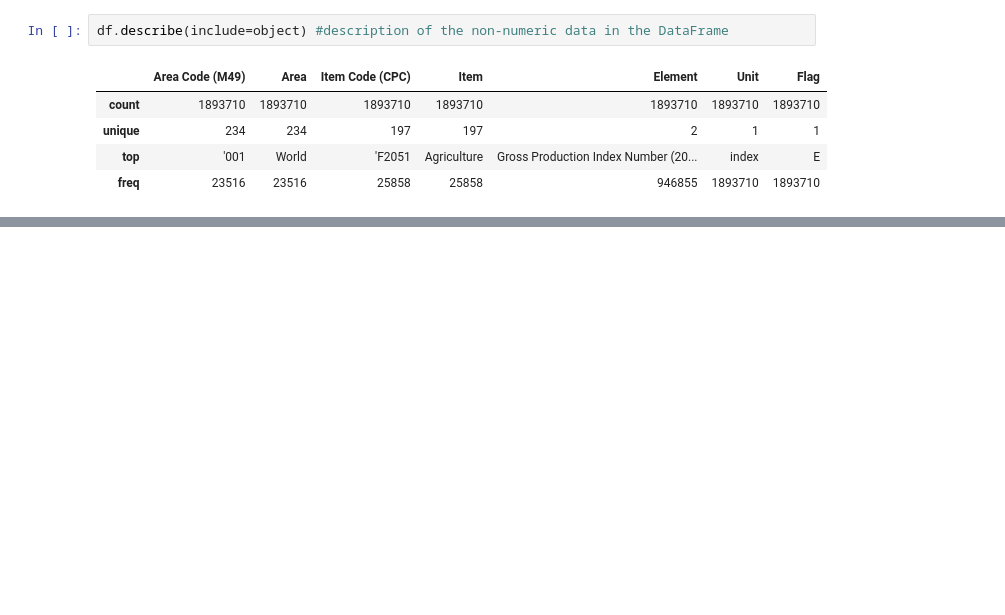
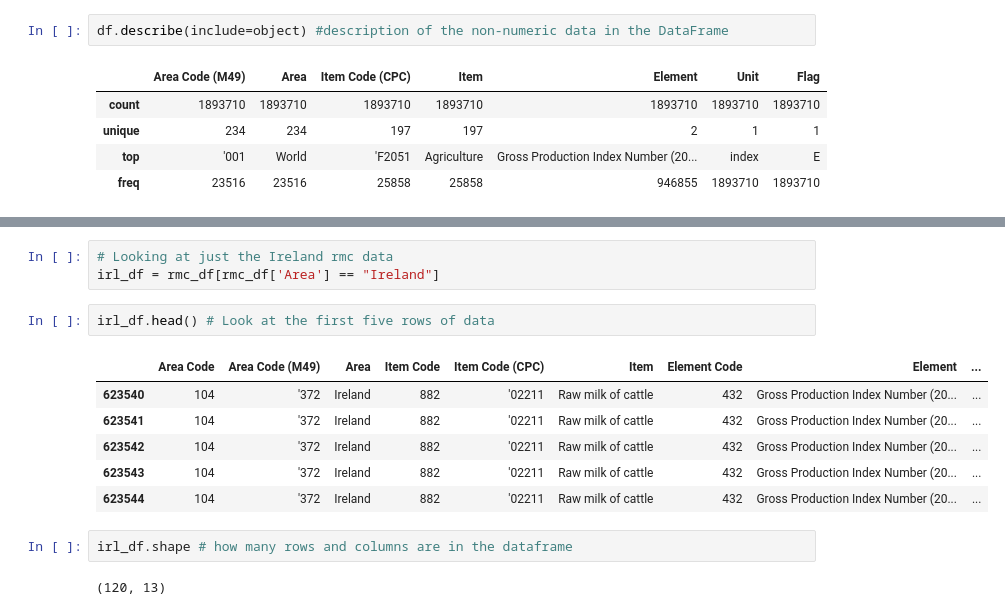
Before and after one commit to DrAmy-Data/CA2, a Jupyter notebook: CA2.ipynb, the cells around one changed output, grey strips where cells are left out. Cells and saved outputs as stored; diff of their text form; blank space fills up the shorter version.

```diff
--- a/CA2.ipynb
+++ b/CA2.ipynb
@@ -135,0 +205,16 @@ rmc_df.head() # Look at the first five rows of data
+# %%
+# Looking at just the Ireland rmc data
+irl_df = rmc_df[rmc_df['Area'] == "Ireland"]
+# %%
+irl_df.head() # Look at the first five rows of data
+# %% [output]
+|  | Area Code | Area Code (M49) | Area | Item Code | Item Code (CPC) | Item | Element Code | Element | ... |
+| 623540 | 104 | '372 | Ireland | 882 | '02211 | Raw milk of cattle | 432 | Gross Production Index Number (20... | ... |
+| 623541 | 104 | '372 | Ireland | 882 | '02211 | Raw milk of cattle | 432 | Gross Production Index Number (20... | ... |
+| 623542 | 104 | '372 | Ireland | 882 | '02211 | Raw milk of cattle | 432 | Gross Production Index Number (20... | ... |
+| 623543 | 104 | '372 | Ireland | 882 | '02211 | Raw milk of cattle | 432 | Gross Production Index Number (20... | ... |
+| 623544 | 104 | '372 | Ireland | 882 | '02211 | Raw milk of cattle | 432 | Gross Production Index Number (20... | ... |
+# %%
+irl_df.shape # how many rows and columns are in the dataframe
+# %% [output]
+(120, 13)
```
Also changed, not shown: parts of 14 cells of this notebook.
